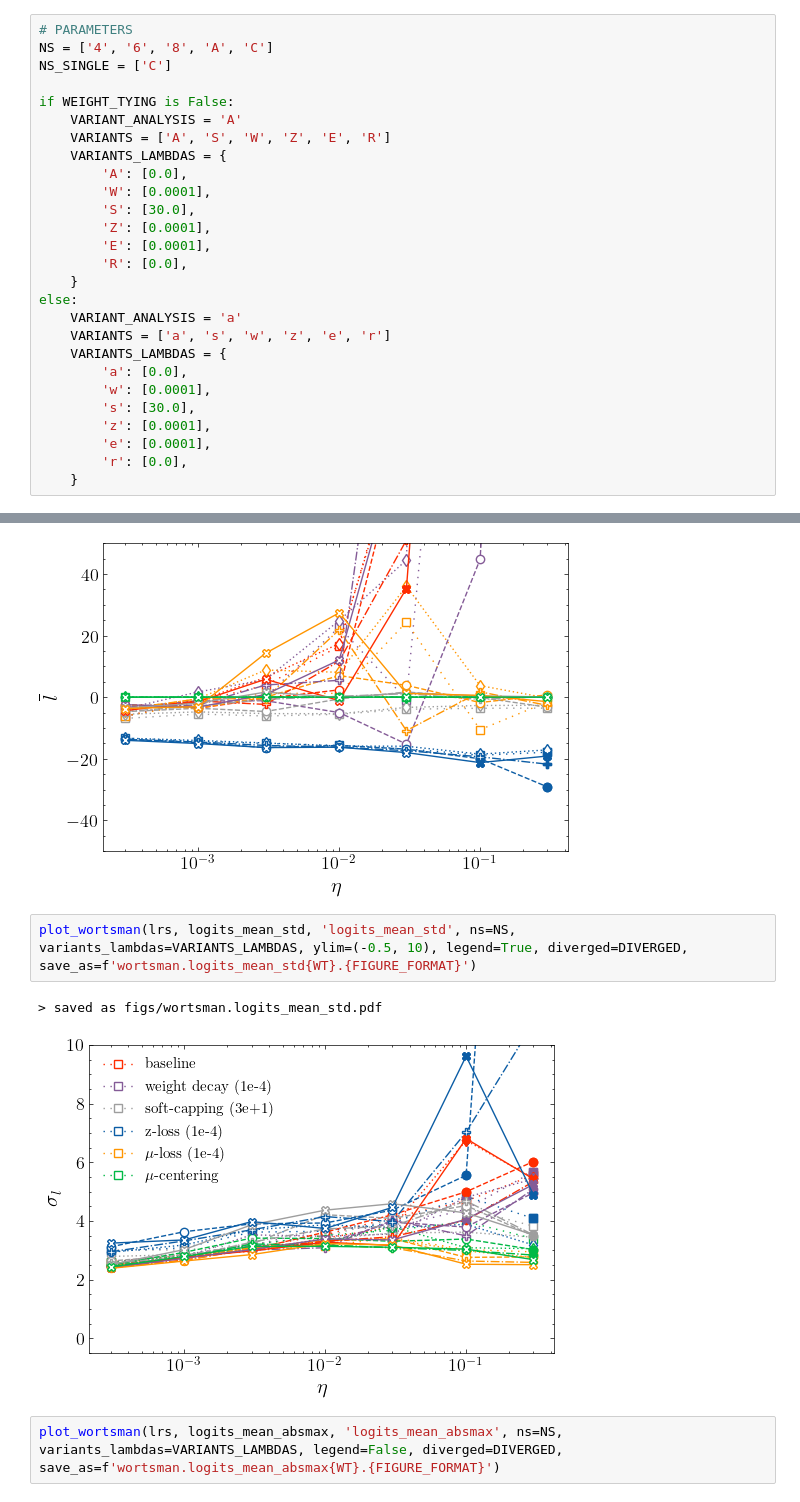
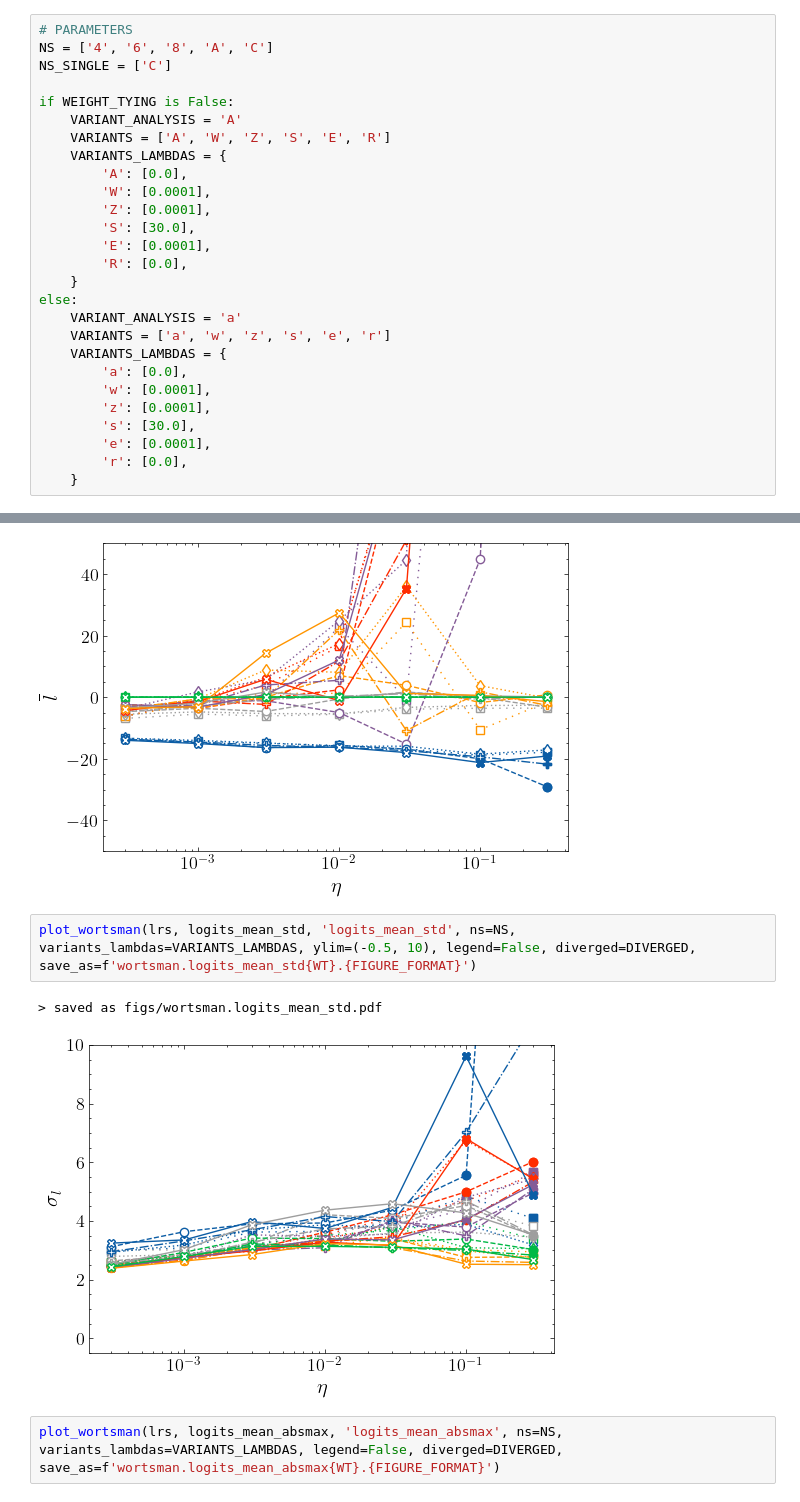
Before and after one commit to flxst/output-embedding-centering, a Jupyter notebook: results/Analyze_All_Models_Performance.ipynb, the cells around one changed output, grey strips where cells are left out. Drawn from its saved outputs; the diff is of its cells as text.

Commit message:
plots: minor changes (legend, order, ..)

```diff
--- a/results/Analyze_All_Models_Performance.ipynb
+++ b/results/Analyze_All_Models_Performance.ipynb
@@ -238,23 +238,23 @@ NS_SINGLE = ['C']
 
 if WEIGHT_TYING is False:
     VARIANT_ANALYSIS = 'A'
-    VARIANTS = ['A', 'S', 'W', 'Z', 'E', 'R']
+    VARIANTS = ['A', 'W', 'Z', 'S', 'E', 'R']
     VARIANTS_LAMBDAS = {
         'A': [0.0],
         'W': [0.0001],
+        'Z': [0.0001],
         'S': [30.0],
-        'Z': [0.0001],
         'E': [0.0001],
         'R': [0.0],
     }
 else:
     VARIANT_ANALYSIS = 'a'
-    VARIANTS = ['a', 's', 'w', 'z', 'e', 'r']
+    VARIANTS = ['a', 'w', 'z', 's', 'e', 'r']
     VARIANTS_LAMBDAS = {
         'a': [0.0],
         'w': [0.0001],
+        'z': [0.0001],
         's': [30.0],
-        'z': [0.0001],
         'e': [0.0001],
         'r': [0.0],
     }
@@ -1013,10 +1013,10 @@ plot_wortsman(lrs, logits_mean_mean, 'logits_mean_mean', ns=NS, variants_lambdas
 > saved as figs/wortsman.logits_mean_mean.pdf
 [figure]
 # %%
-plot_wortsman(lrs, logits_mean_std, 'logits_mean_std', ns=NS, variants_lambdas=VARIANTS_LAMBDAS, ylim=(-0.5, 10), legend=True, diverged=DIVERGED, save_as=f'wortsman.logits_mean_std{WT}.{FIGURE_FORMAT}')
+plot_wortsman(lrs, logits_mean_std, 'logits_mean_std', ns=NS, variants_lambdas=VARIANTS_LAMBDAS, ylim=(-0.5, 10), legend=False, diverged=DIVERGED, save_as=f'wortsman.logits_mean_std{WT}.{FIGURE_FORMAT}')
 # %% [output]
 > saved as figs/wortsman.logits_mean_std.pdf
-[figure, old version]
+[figure, new version]
 # %%
 plot_wortsman(lrs, logits_mean_absmax, 'logits_mean_absmax', ns=NS, variants_lambdas=VARIANTS_LAMBDAS, legend=False, diverged=DIVERGED, save_as=f'wortsman.logits_mean_absmax{WT}.{FIGURE_FORMAT}')
 # %% [output]
```
Also changed, not shown: parts of 44 cells of this notebook, 37 other files.
